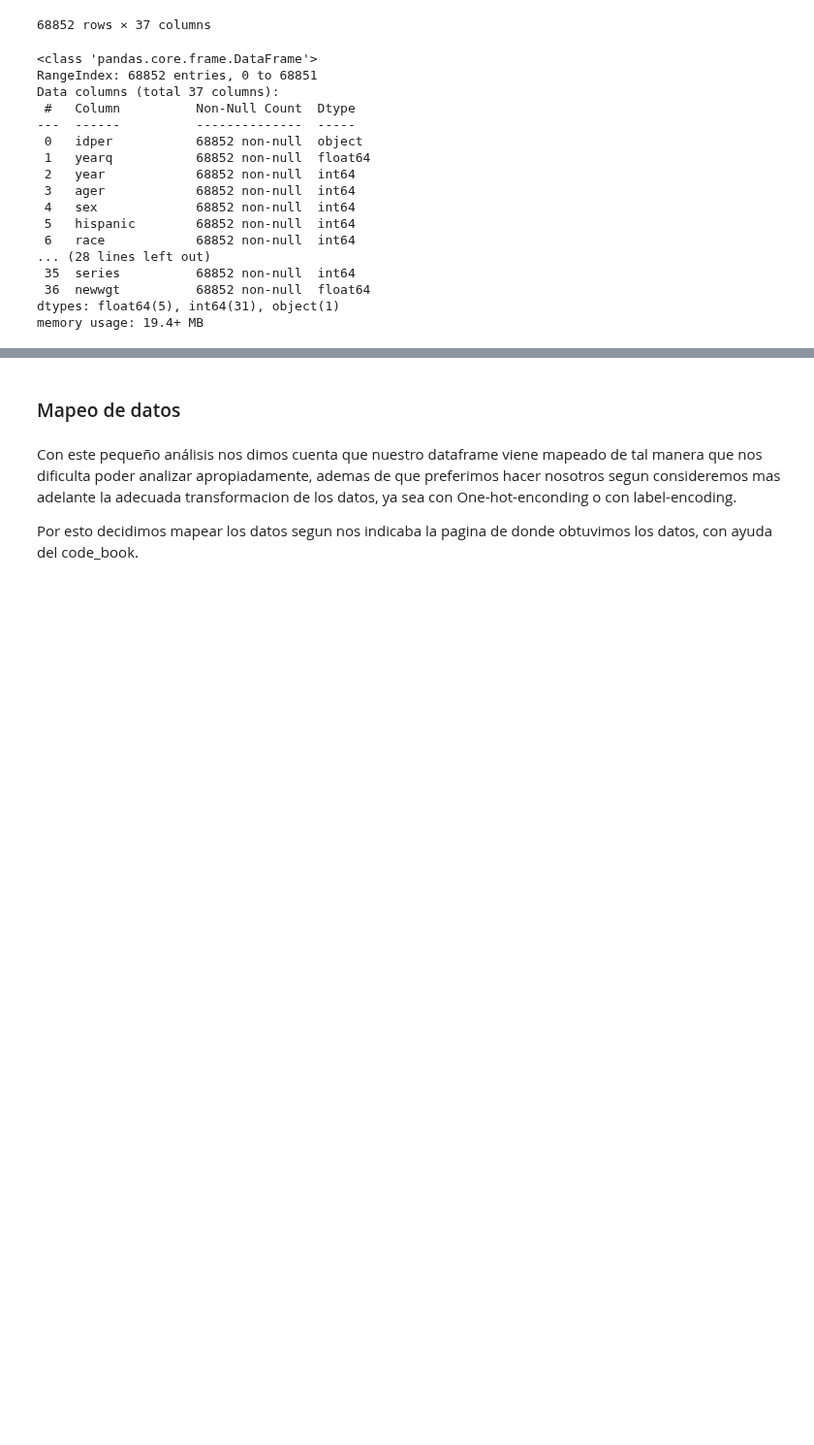
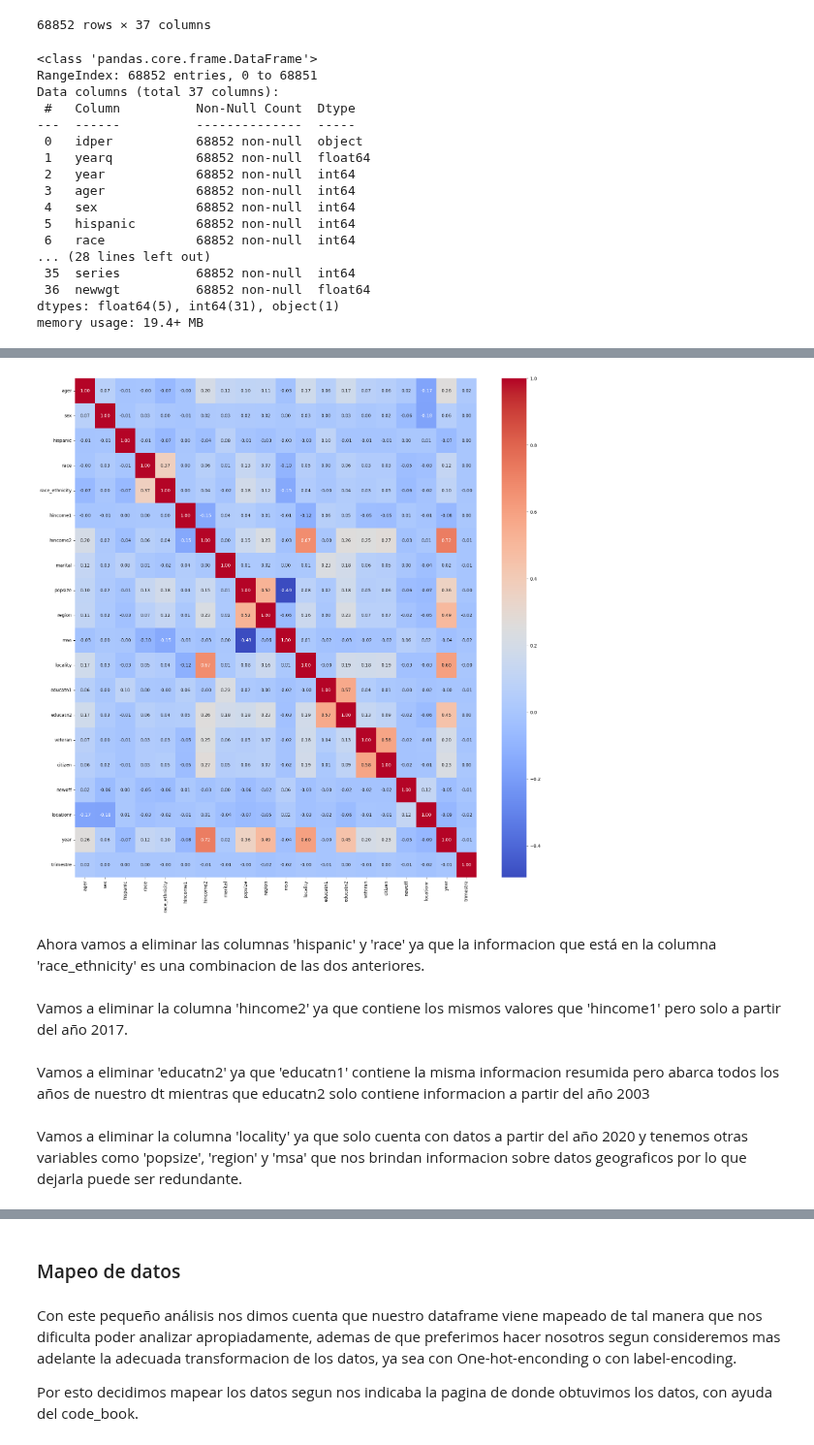
Before and after one commit to MeylinM/Criminal-Model, a Jupyter notebook: src/EDA/analisis_exploratorio.ipynb, the cells around one changed output, grey strips where cells are left out. Shown at 97% size. Saved outputs shown, nothing was run; the diff lists cells and outputs as text; code cells hidden in the pictures; blank space fills up the shorter version.

```diff
--- a/src/EDA/analisis_exploratorio.ipynb
+++ b/src/EDA/analisis_exploratorio.ipynb
@@ -47,0 +177,18 @@ memory usage: 19.4+ MB
+# %%
+personal_Victimization_Original = personal_Victimization_Original.drop(columns=['year'])
+
+# Separar la columna 'year' en 'year' y 'trimestre'
+personal_Victimization_Original[['year', 'trimestre']] = personal_Victimization_Original['yearq'].astype(str).str.split('.', expand=True)
+personal_Victimization_Original = personal_Victimization_Original.drop(columns=['yearq'])
+# Convertir las columnas a números si lo deseas
+personal_Victimization_Original['year'] = personal_Victimization_Original['year'].astype(int)
+personal_Victimization_Original['trimestre'] = personal_Victimization_Original['trimestre'].astype(int)
+# %%
+personal_Victimization_Original.corr()
+plt.figure(figsize=(20,20))
+sns.heatmap(personal_Victimization_Original.corr(), annot=True, fmt=".2f",cmap='coolwarm')
+plt.show()
+# %% [output]
+[figure, added]
+# %% [markdown]
+Ahora vamos a eliminar las columnas 'hispanic' y 'race' ya que la informacion que está en la columna 'race_ethnicity' es una combinacion de las dos anteriores.
@@ -47,0 +197,2 @@ memory usage: 19.4+ MB
+# %% [markdown]
+Vamos a eliminar la columna 'hincome2' ya que contiene los mismos valores que 'hincome1' pero solo a partir del año 2017.
@@ -47,0 +201,2 @@ memory usage: 19.4+ MB
+# %% [markdown]
+Vamos a eliminar 'educatn2' ya que 'educatn1' contiene la misma informacion resumida pero abarca todos los años de nuestro dt mientras que educatn2 solo contiene informacion a partir del año 2003
@@ -47,0 +205,2 @@ memory usage: 19.4+ MB
+# %% [markdown]
+Vamos a eliminar la columna 'locality' ya que solo cuenta con datos a partir del año 2020 y tenemos otras variables como 'popsize', 'region' y 'msa' que nos brindan informacion sobre datos geograficos por lo que dejarla puede ser redundante.
```
Also changed, not shown: parts of 26 cells of this notebook, 1 other file.
